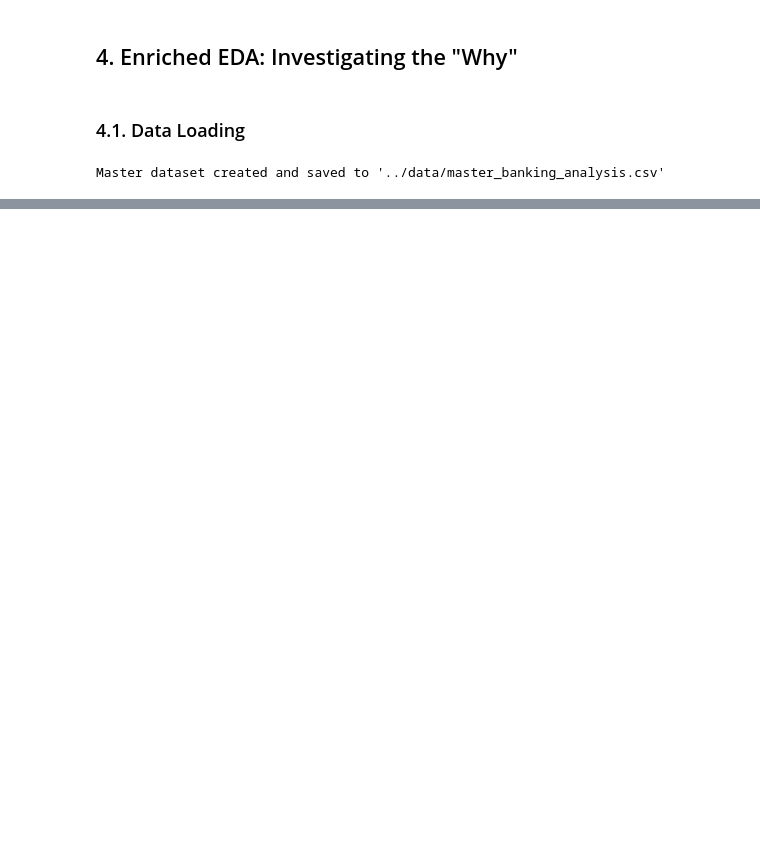
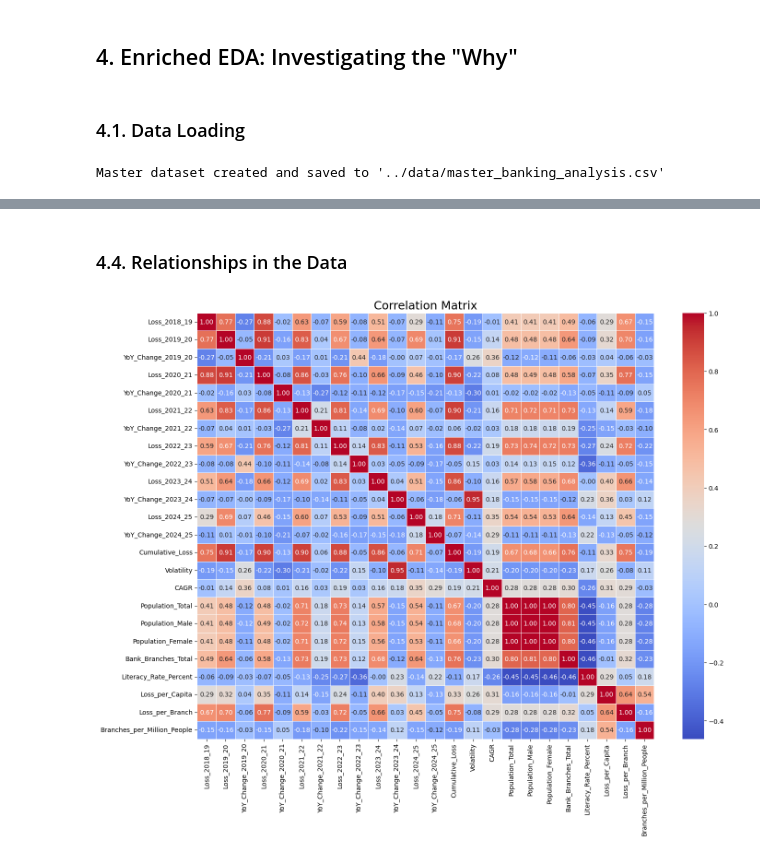
Before and after one commit to Krist-ine/banking_loss_analysis, a Jupyter notebook: notebooks/04_enriched_EDA.ipynb, the cells around one changed output, grey strips where cells are left out. Cells and saved outputs as stored; diff of their text form; code cells hidden in the pictures; blank space fills up the shorter version.

Commit message:
feat: found insights from relationship in data

```diff
--- a/notebooks/04_enriched_EDA.ipynb
+++ b/notebooks/04_enriched_EDA.ipynb
@@ -49,0 +72,7 @@ memory usage: 6.7+ KB
+# %%
+df_master['Loss_per_Capita'] = (df_master['Cumulative_Loss'] * 10000000) / df_master['Population_Total']
+df_master['Loss_per_Branch'] = (df_master['Cumulative_Loss'] * 10000000) / df_master['Bank_Branches_Total']
+df_master['Branches_per_Million_People'] = (df_master['Bank_Branches_Total'] / df_master['Population_Total']) * 1000000
+
+print("Metrics :")
+print(df_master[['State', 'Loss_per_Capita', 'Loss_per_Branch', 'Branches_per_Million_People']])
@@ -49,0 +97,14 @@ memory usage: 6.7+ KB
+# %% [markdown]
+### 4.4. Relationships in the Data
+# %%
+plt.figure(figsize=(16, 12))
+
+numeric_cols = df_master.select_dtypes(include=np.number)
+corr_matrix = numeric_cols.corr()
+
+sns.heatmap(corr_matrix, annot=True, cmap='coolwarm', fmt='.2f', linewidths=.5)
+
+plt.title('Correlation Matrix', fontsize=18)
+plt.show()
+# %% [output]
+[figure, added]
```
Also changed, not shown: parts of 34 cells of this notebook.
